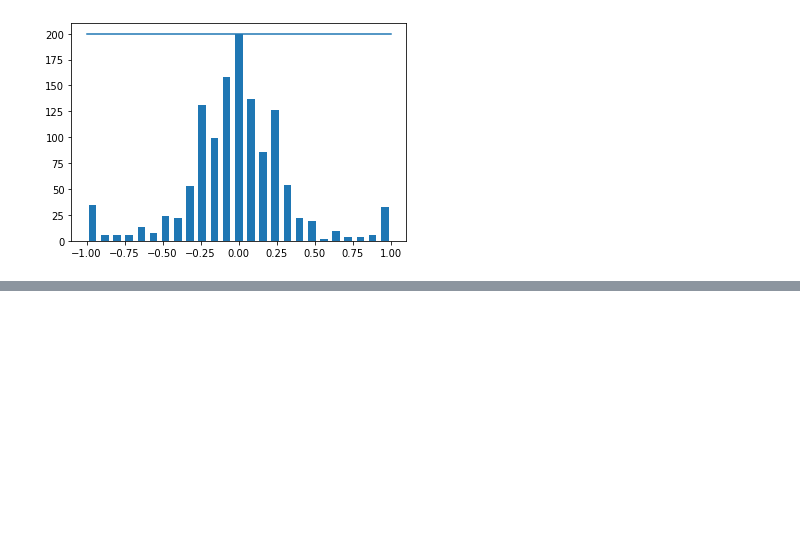
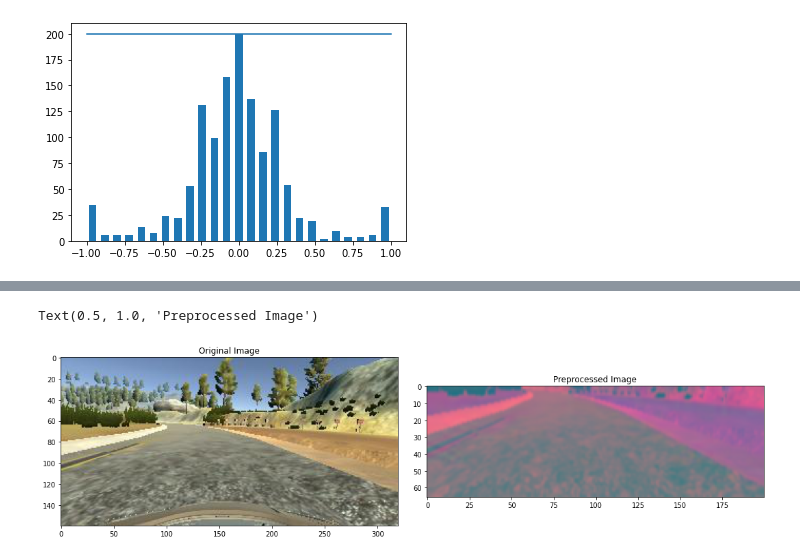
Before and after one commit to RizwanRumi/Self_driving_car, a Jupyter notebook: 10_Behavioral_cloning.ipynb, the cells around one changed output, grey strips where cells are left out. Saved outputs shown, nothing was run; the diff lists cells and outputs as text; code cells hidden in the pictures; blank space fills up the shorter version.

```diff
--- a/10_Behavioral_cloning.ipynb
+++ b/10_Behavioral_cloning.ipynb
@@ -139,0 +127,29 @@ Text(0.5, 1.0, 'Validation set')
+# %%
+def img_preprocess(img):
+  img = mpimg.imread(img)
+  # delete irrelivant features from image
+  img = img[60:135, :,: ]
+  # change color space to YUV because of using NVIDIA model architecture
+  img = cv2.cvtColor(img, cv2.COLOR_RGB2YUV)
+  # apply gaussian blur for smoothing and reducing noise
+  img = cv2.GaussianBlur(img, (3, 3), 0)
+  # for faster computation reduce the image size
+  img = cv2.resize(img, (200, 66)) # nvidia input image size
+  # finally apply normalization
+  img = img/255
+  return img
+# %%
+# test by a signle image
+image = image_paths[50]
+original_image = mpimg.imread(image)
+preprocessed_image = img_preprocess(image)
+
+fig, axis = plt.subplots(1, 2, figsize=(15, 10))
+fig.tight_layout()
+axis[0].imshow(original_image)
+axis[0].set_title('Original Image')
+axis[1].imshow(preprocessed_image)
+axis[1].set_title('Preprocessed Image')
+# %% [output]
+Text(0.5, 1.0, 'Preprocessed Image')
+[figure, added]
```
Also changed, not shown: parts of 6 cells of this notebook.
